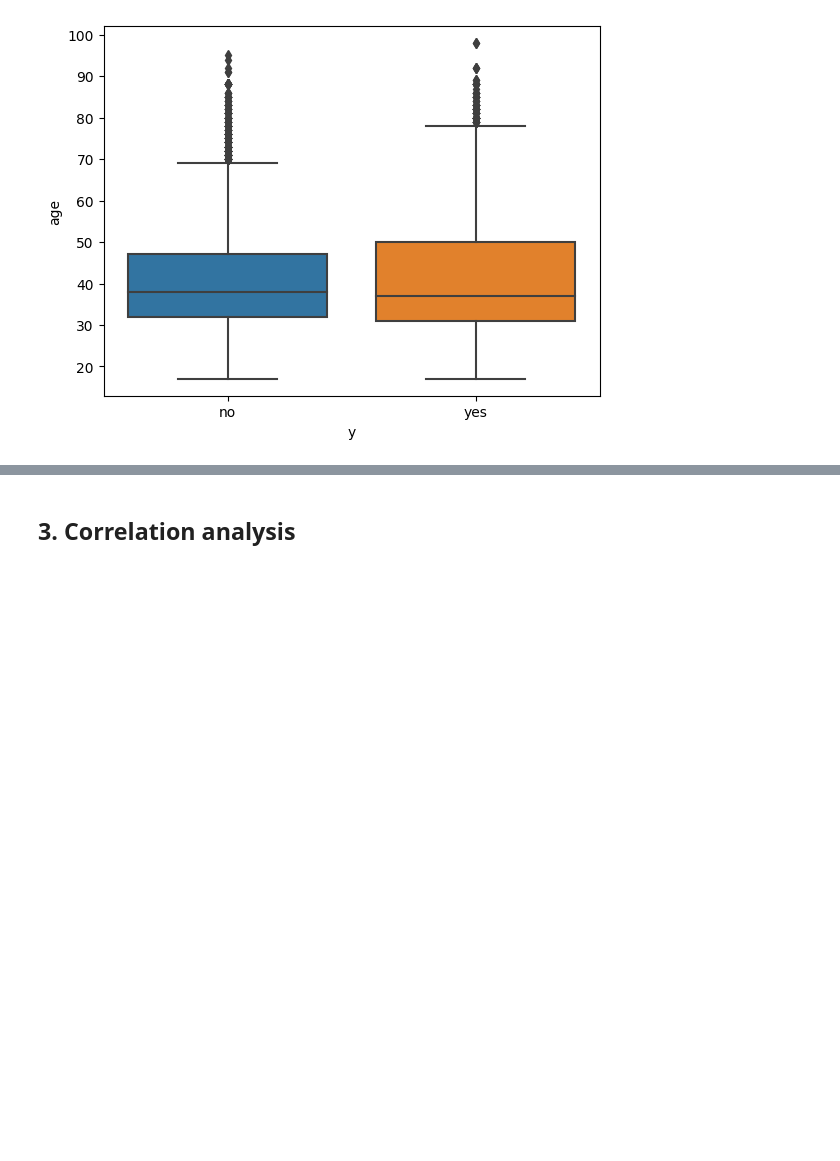
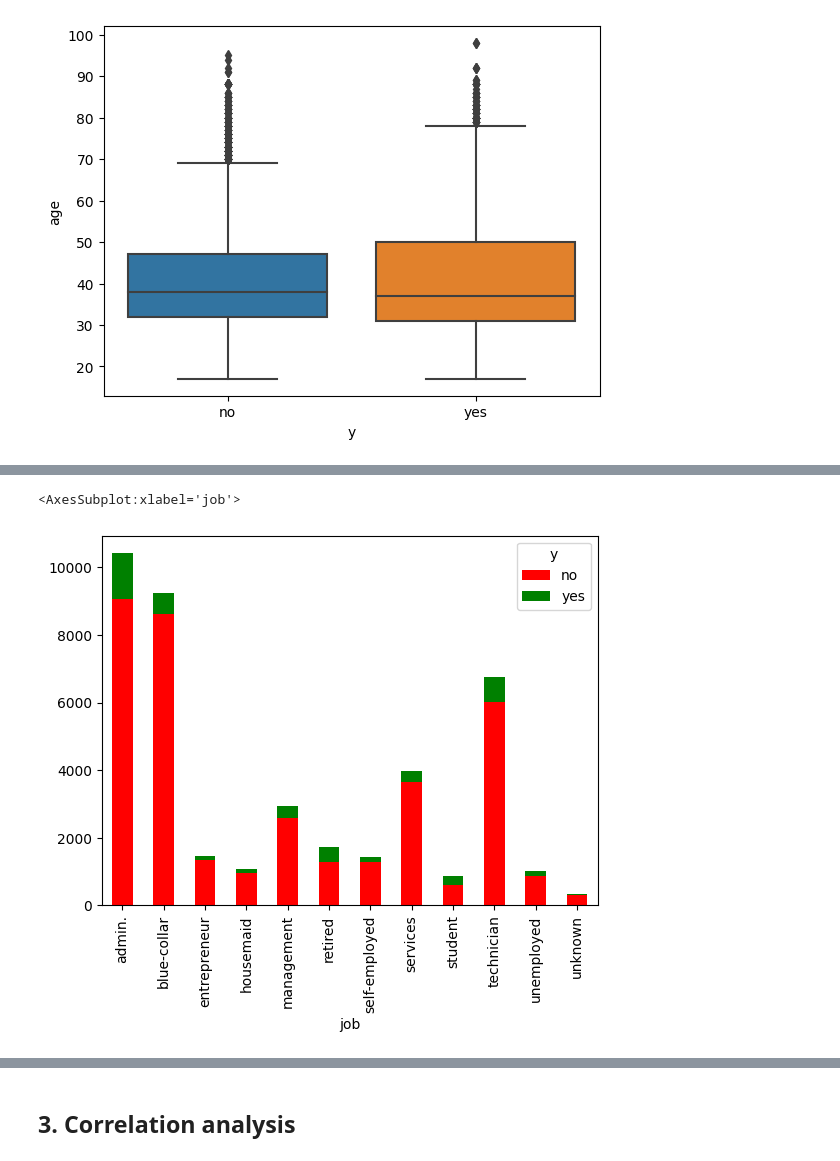
Before and after one commit to mpereiramoretti/pcs5787-projeto, a Jupyter notebook: notebooks/0. EDA.ipynb, the cells around one changed output, grey strips where cells are left out. Drawn from its saved outputs; the diff is of its cells as text; code cells hidden in the pictures; blank space fills up the shorter version.

```diff
--- a/notebooks/0. EDA.ipynb
+++ b/notebooks/0. EDA.ipynb
@@ -211,0 +272,5 @@ df
+# %%
+df_aux = df.groupby(["job"])["y"].value_counts().rename("counts").to_frame().reset_index()
+df_plot = pd.pivot_table(df_aux, values="counts", index="job", columns="y")
+df_plot = df_plot.reset_index()
+df_plot.head()
@@ -211,0 +284,5 @@ df
+# %%
+df_plot.plot(kind='bar', x="job", stacked=True, color=['red', 'green'])
+# %% [output]
+<AxesSubplot:xlabel='job'>
+[figure, added]
```
Also changed, not shown: parts of 107 cells of this notebook.
